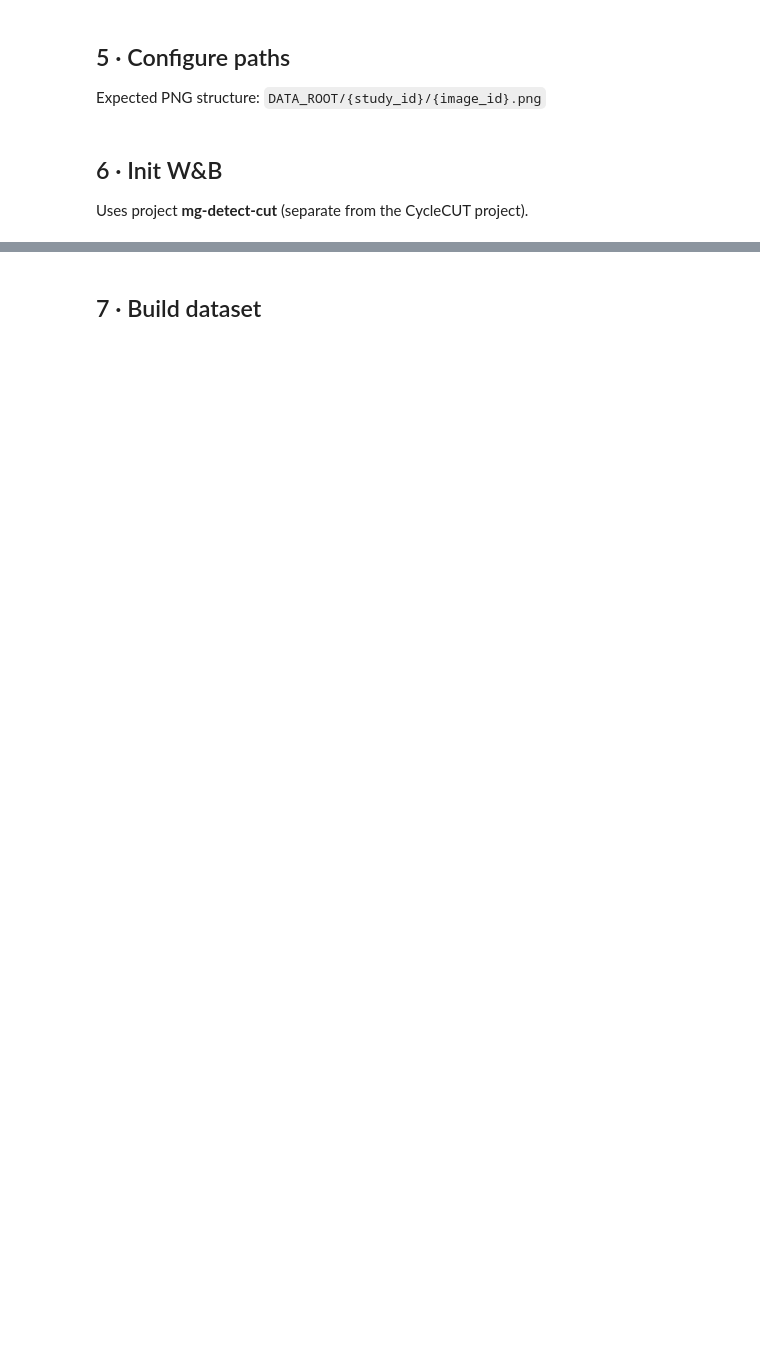
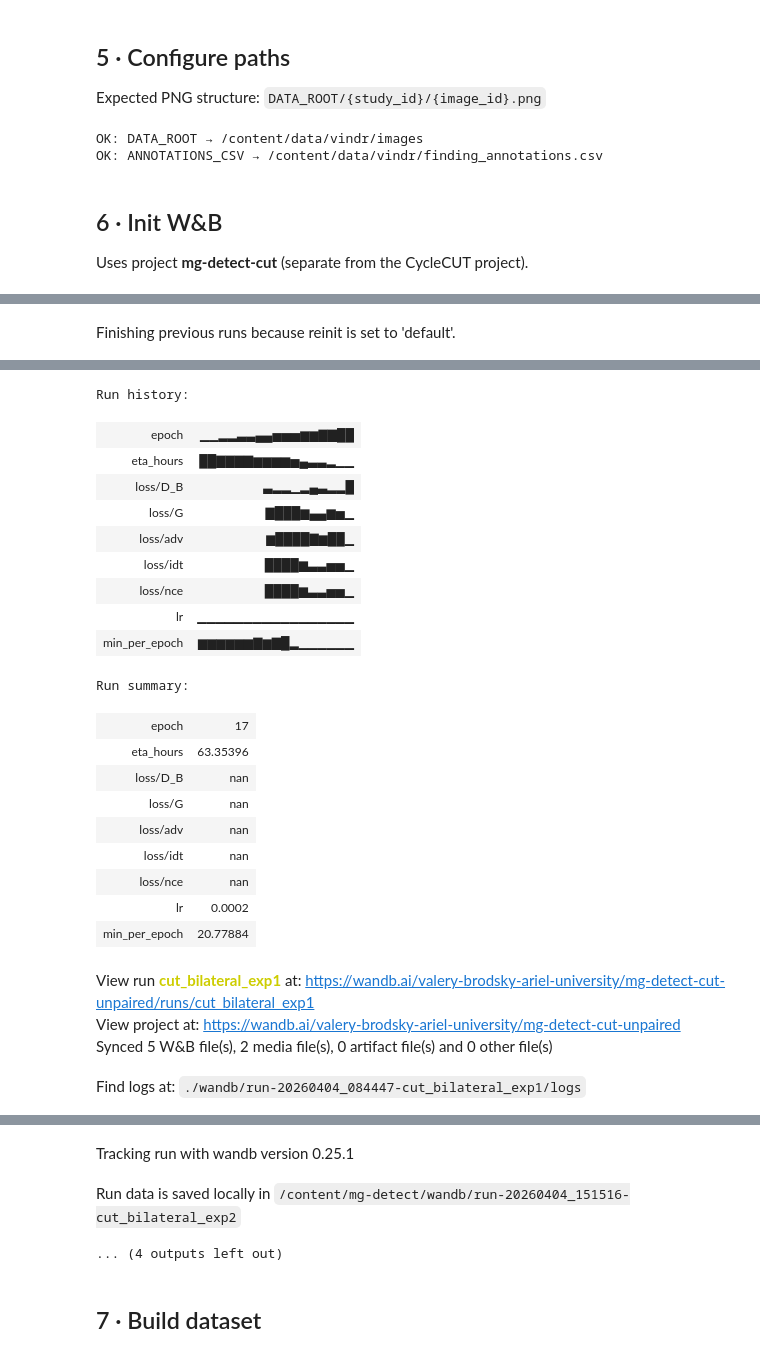
Before and after one commit to valerybr/mg-detect, a Jupyter notebook: notebooks/train_cut_bilateral.ipynb, the cells around one changed output, grey strips where cells are left out. Drawn from its saved outputs; the diff is of its cells as text; code cells hidden in the pictures; blank space fills up the shorter version.

```diff
--- a/notebooks/train_cut_bilateral.ipynb
+++ b/notebooks/train_cut_bilateral.ipynb
@@ -73,7 +87,7 @@ Expected PNG structure: `DATA_ROOT/{study_id}/{image_id}.png`
 # --- Edit these ---
 DATA_ROOT       = "/content/data/vindr/images"       # PNG images
 ANNOTATIONS_CSV = "/content/data/vindr/finding_annotations.csv"
-OUTPUT_DIR      = "/content/drive/MyDrive/phd/models/vindr/runs/cut_bilateral_exp1"  # checkpoints
+OUTPUT_DIR      = "/content/drive/MyDrive/phd/models/vindr/runs/cut_bilateral_exp2"  # checkpoints
 
 IMG_SIZE       = 512     # 256 recommended for T4; use 512 if you have A100
 BATCH_SIZE     = 1       # PatchNCE is designed for batch_size=1
@@ -96,6 +110,9 @@ import os
 for p, label in [(DATA_ROOT, 'DATA_ROOT'), (ANNOTATIONS_CSV, 'ANNOTATIONS_CSV')]:
     exists = os.path.exists(p)
     print(f"{'OK' if exists else 'MISSING'}: {label} → {p}")
+# %% [output]
+OK: DATA_ROOT → /content/data/vindr/images
+OK: ANNOTATIONS_CSV → /content/data/vindr/finding_annotations.csv
 # %% [markdown]
 ## 6 · Init W&B
 
@@ -107,7 +124,7 @@ os.environ["WANDB_API_KEY"] = userdata.get("WANDB_API_KEY")
 wandb.login()
 
 run = wandb.init(
-    project="mg-detect-cut",
+    project="mg-detect-cut-unpaired",
     name=os.path.basename(OUTPUT_DIR),
     resume="allow",
     id=os.path.basename(OUTPUT_DIR),   # stable run id across sessions
@@ -128,3 +145,4 @@ run = wandb.init(
     },
 )
 print(f"W&B run: {run.url}")
+# %% [output]
@@ -130,0 +150 @@ print(f"W&B run: {run.url}")
+Finishing previous runs because reinit is set to 'default'.
@@ -130,0 +152,24 @@ print(f"W&B run: {run.url}")
+Run history:
+| epoch | ▁▁▂▂▃▃▄▄▅▅▅▆▆▇▇██ |
+| eta_hours | ██▇▇▇▇▆▆▆▆▅▄▃▃▂▁▁ |
+| loss/D_B | ▃▂▂▁▂▄▃▂▂█ |
+| loss/G | ▇███▆▄▄▆▅▁ |
+| loss/adv | ▆████▇▆██▁ |
+| loss/idt | ████▆▃▃▅▅▁ |
+| loss/nce | ████▆▃▃▅▅▁ |
+| lr | ▁▁▁▁▁▁▁▁▁▁▁▁▁▁▁▁▁ |
+| min_per_epoch | ▆▆▆▆▆▆▇▆▇█▂▁▁▁▁▁▁ |
+Run summary:
+| epoch | 17 |
+| eta_hours | 63.35396 |
+| loss/D_B | nan |
+| loss/G | nan |
+| loss/adv | nan |
+| loss/idt | nan |
+| loss/nce | nan |
+| lr | 0.0002 |
+| min_per_epoch | 20.77884 |
+View run cut_bilateral_exp1 at: https://wandb.ai/valery-brodsky-ariel-university/mg-detect-cut-unpaired/runs/cut_bilateral_exp1
+View project at: https://wandb.ai/valery-brodsky-ariel-university/mg-detect-cut-unpaired
+Synced 5 W&B file(s), 2 media file(s), 0 artifact file(s) and 0 other file(s)
+Find logs at: ./wandb/run-20260404_084447-cut_bilateral_exp1/logs
@@ -131,3 +177,6 @@ print(f"W&B run: {run.url}")
+Tracking run with wandb version 0.25.1
+Run data is saved locally in /content/mg-detect/wandb/run-20260404_151516-cut_bilateral_exp2
+... (4 outputs left out)
 # %% [markdown]
 ## 7 · Build dataset
 # %%
```
Also changed, not shown: parts of 8 cells of this notebook.
